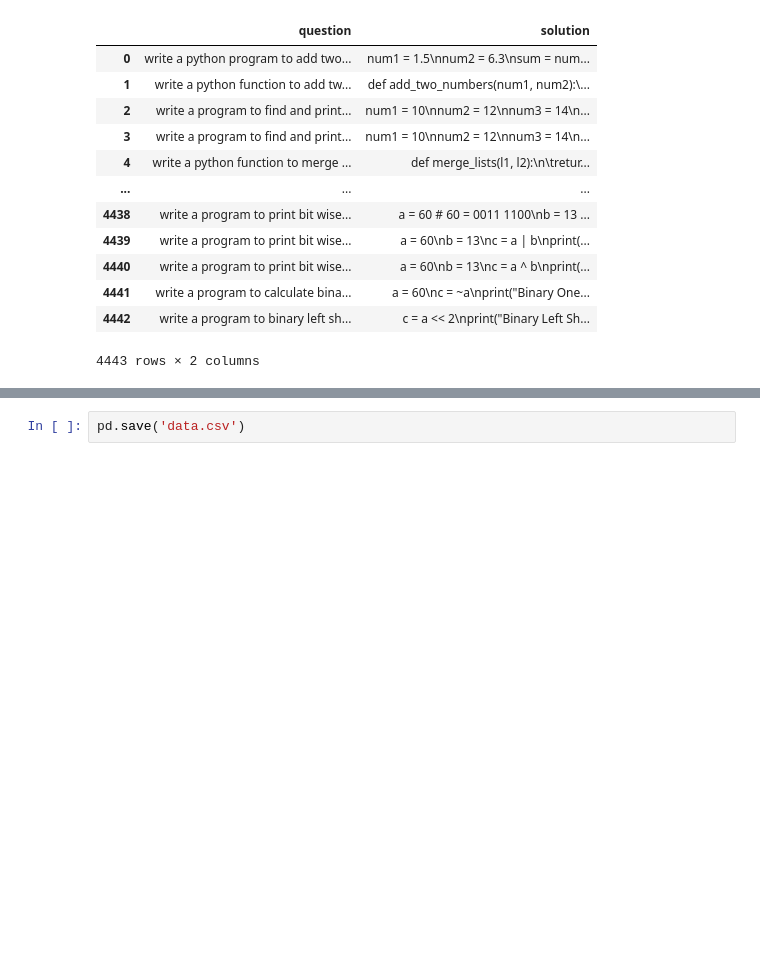
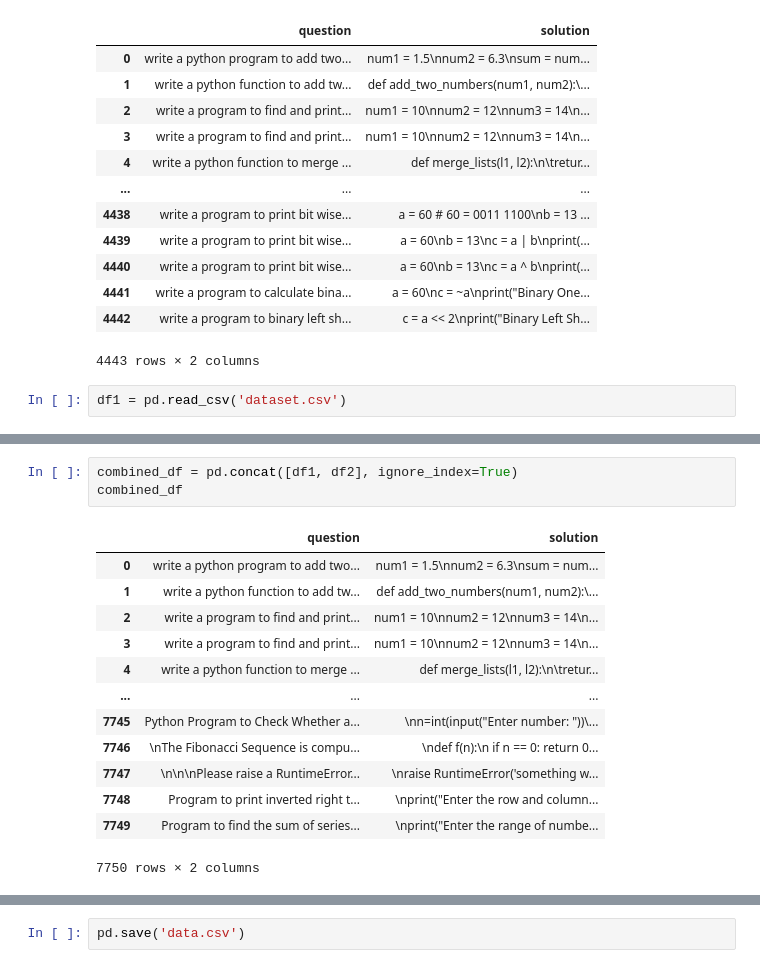
Before and after one commit to sprutxz/English-To-Python, a Jupyter notebook: PyCodeGenerator.ipynb, the cells around one changed output, grey strips where cells are left out. Drawn from its saved outputs; the diff is of its cells as text; blank space fills up the shorter version.

```diff
--- a/PyCodeGenerator.ipynb
+++ b/PyCodeGenerator.ipynb
@@ -116,3 +116,5 @@ dataset
 | 4441 | write a program to calculate bina... | a = 60\nc = ~a\nprint("Binary One... |
 | 4442 | write a program to binary left sh... | c = a << 2\nprint("Binary Left Sh... |
 4443 rows × 2 columns
+# %%
+df1 = pd.read_csv('dataset.csv')
@@ -119,3 +156,20 @@ dataset
+# %%
+combined_df = pd.concat([df1, df2], ignore_index=True)
+combined_df
+# %% [output]
+|  | question | solution |
+| 0 | write a python program to add two... | num1 = 1.5\nnum2 = 6.3\nsum = num... |
+| 1 | write a python function to add tw... | def add_two_numbers(num1, num2):\... |
+| 2 | write a program to find and print... | num1 = 10\nnum2 = 12\nnum3 = 14\n... |
+| 3 | write a program to find and print... | num1 = 10\nnum2 = 12\nnum3 = 14\n... |
+| 4 | write a python function to merge ... | def merge_lists(l1, l2):\n\tretur... |
+| ... | ... | ... |
+| 7745 | Python Program to Check Whether a... | \nn=int(input("Enter number: "))\... |
+| 7746 | \nThe Fibonacci Sequence is compu... | \ndef f(n):\n if n == 0: return 0... |
+| 7747 | \n\n\nPlease raise a RuntimeError... | \nraise RuntimeError('something w... |
+| 7748 | Program to print inverted right t... | \nprint("Enter the row and column... |
+| 7749 | Program to find the sum of series... | \nprint("Enter the range of numbe... |
+7750 rows × 2 columns
 # %%
 # Creating a Regular Expression (Regex) pattern of urls to remove them
 url_pattern = re.compile(r"https?://\S+")
```
Also changed, not shown: parts of 3 cells of this notebook, 4 other files.
